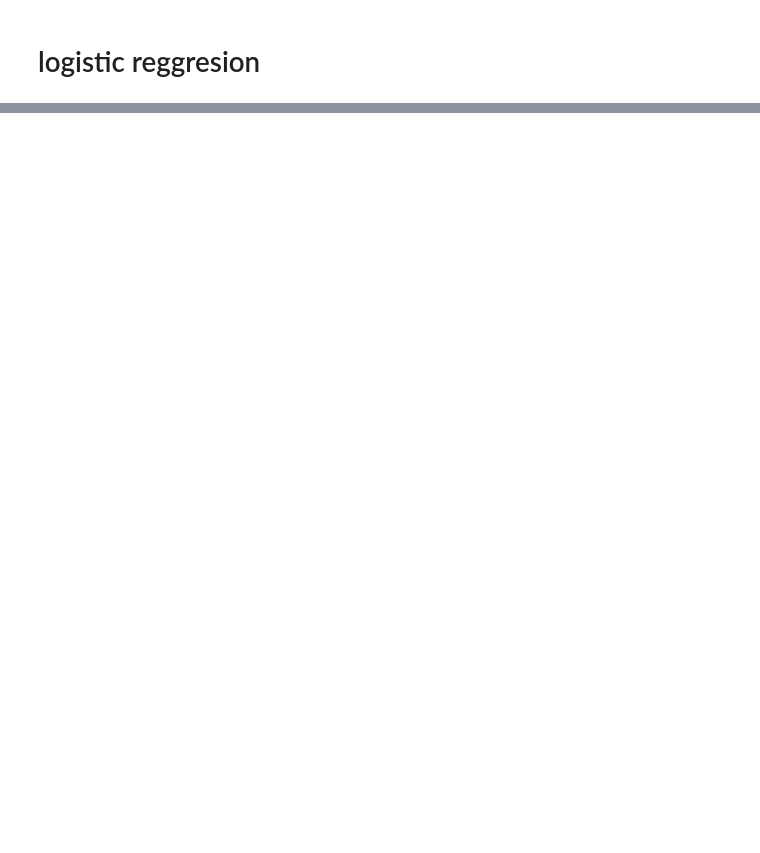
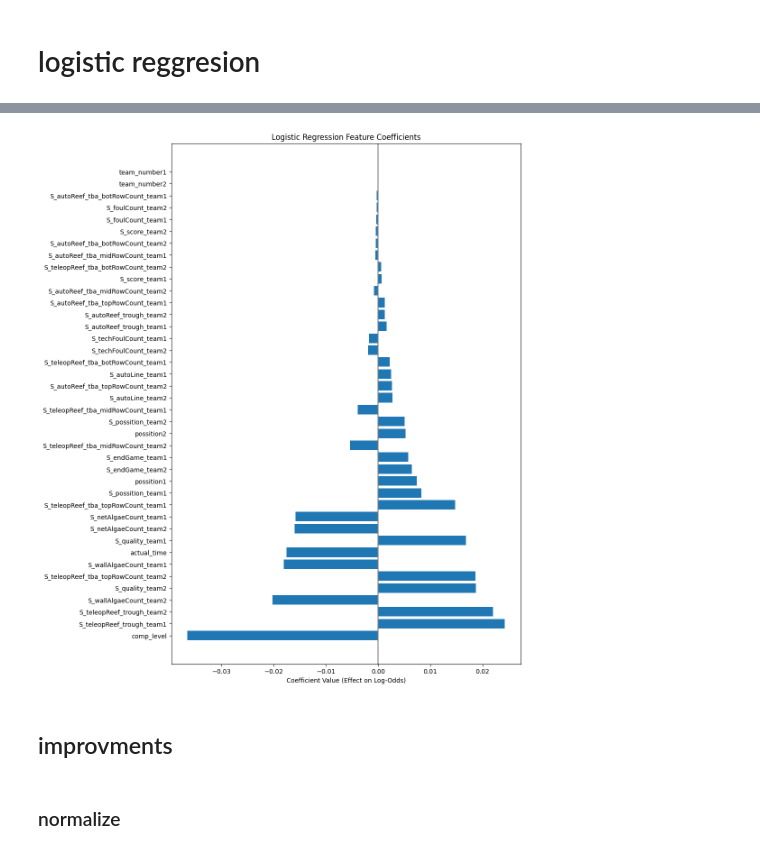
Before and after one commit to romimagshimim-cmyk/RomiRotem, a Jupyter notebook: full_project/code/models.ipynb, the cells around one changed output, grey strips where cells are left out. Cells and saved outputs as stored; diff of their text form; code cells hidden in the pictures; blank space fills up the shorter version.

Commit message:
logistic regresion model

```diff
--- a/full_project/code/models.ipynb
+++ b/full_project/code/models.ipynb
@@ -150,0 +139,3 @@ for key in df['key'].unique():
+# %%
+pdf = df[['key', 'actual_time', 'comp_level', 'team_number', 'possition', 'alliance', 'win']]
+#prematch data frame
@@ -150,0 +377,17 @@ for key in df['key'].unique():
+# %%
+
+frames = []
+for k in pdf['key'].unique():
+    for i in range(1, 3):
+        subset = pdf[(pdf['key'] == k) & (pdf['alliance'] == i)]
+
+        processed_data = alliance_pairs(subset, sdf)
+
+        if not processed_data.empty:
+            frames.append(processed_data)
+
+if frames:
+    dpdf = pd.concat(frames, ignore_index=True)
+else:
+    dpdf = pd.DataFrame()
+#dpdf = duplicated prematch data frame
@@ -163,0 +646,24 @@ clf = LogisticRegression(random_state=0).fit(X_train, y_train)
+# %%
+scaler = StandardScaler()
+X_train_scaled = scaler.fit_transform(X_train)
+coefficients = clf.coef_[0]
+
+feature_importance = pd.DataFrame({
+    'Feature': X_train.columns,
+    'Coefficient': coefficients,
+    'Absolute_Importance': abs(coefficients)
+})
+feature_importance = feature_importance.sort_values(by='Absolute_Importance', ascending=False)
+# print(feature_importance)
+plt.figure(figsize=(10, 15))
+plt.barh(feature_importance['Feature'], feature_importance['Coefficient'])
+plt.title("Logistic Regression Feature Coefficients")
+plt.xlabel("Coefficient Value (Effect on Log-Odds)")
+plt.axvline(x=0, color='.5')
+plt.show()
+# %% [output]
+[figure, added]
+# %% [markdown]
+## improvments
+# %% [markdown]
+### normalize
```
Also changed, not shown: parts of 70 cells of this notebook, 2 other files.
